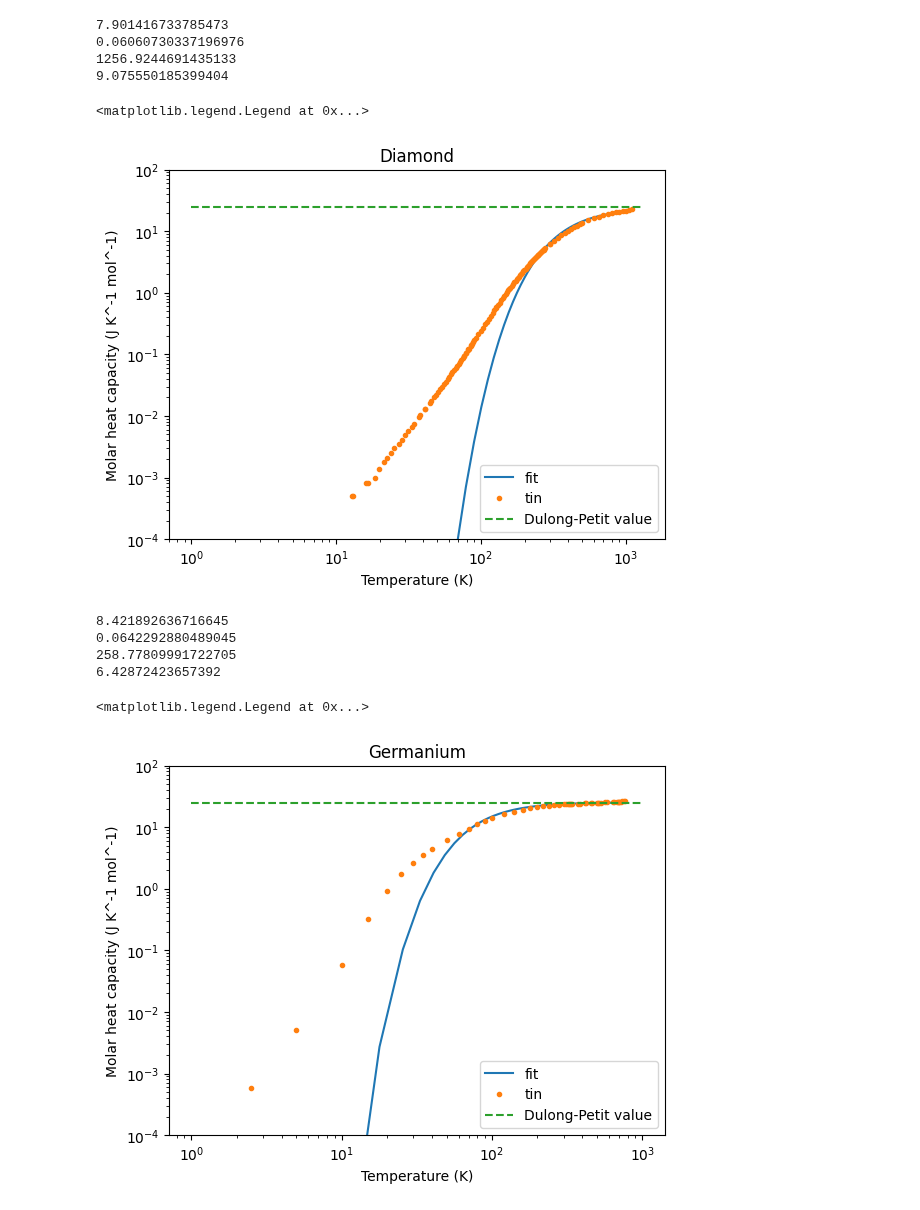
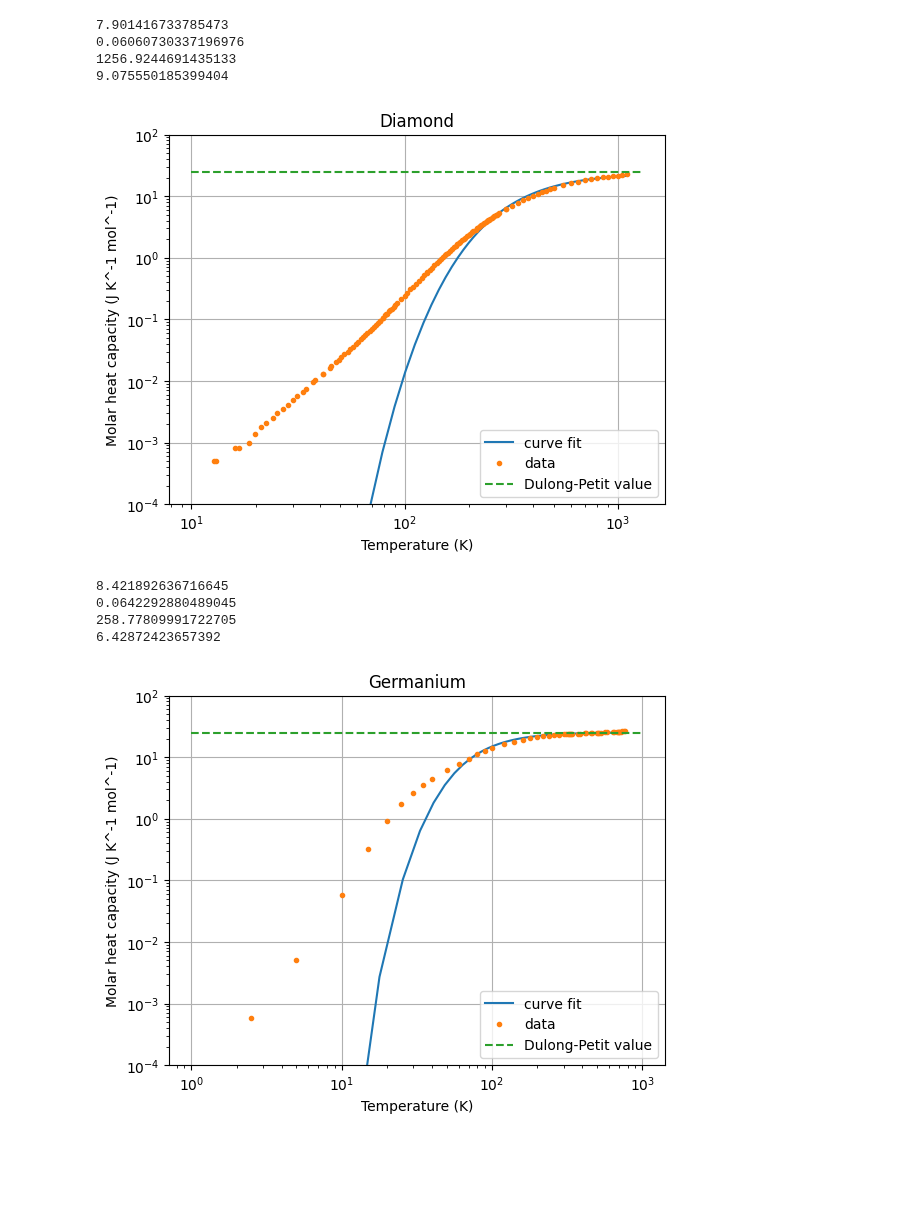
Before and after one commit to Clarke-Henshaw-Miles/extra, a Jupyter notebook: turtle_tree_colab.ipynb, the cells around one changed output. Drawn from its saved outputs; the diff is of its cells as text; code cells hidden in the pictures; blank space fills up the shorter version.

```diff
--- a/turtle_tree_colab.ipynb
+++ b/turtle_tree_colab.ipynb
@@ -206,37 +225,37 @@ plt.legend()
 # %%
 #coming up with a guess to compare curve fit to
 x_plot = np.linspace(min(T_d), max(T_d), num=100)
 p_guess = np.array([10, 1500])
 y_guess = Einstein(T_d, *p_guess)
 
 #curve fitting
 popt, pcov = curve_fit(Einstein, T_d, C_d, p_guess)
 
 print(popt[0])
 print(np.sqrt(pcov.diagonal()[0]))
 print(popt[1])
 print(np.sqrt(pcov.diagonal()[1]))
 
 y_fit = Einstein(x_plot, *popt)
 
-plt.plot(x_plot, y_fit, label='fit')
-plt.loglog(T_d, C_d, 'o', markersize=3, label='tin')
-x = np.linspace(1, 1300)
+plt.plot(x_plot, y_fit, label='curve fit')
+plt.loglog(T_d, C_d, 'o', markersize=3, label='data')
+x = np.linspace(10, 1300)
 y = np.linspace(24.9, 24.9)
 plt.plot(x, y, linestyle='dashed', label='Dulong-Petit value',)
 plt.ylim(10e-5,100)
 #plt.xlim(10, 500)
 plt.xlabel("Temperature (K)")
 plt.ylabel("Molar heat capacity (J K^-1 mol^-1)")
 plt.title('Diamond')
 plt.legend()
+plt.grid()
 # %% [output]
 7.901416733785473
 0.06060730337196976
 1256.9244691435133
 9.075550185399404
-<matplotlib.legend.Legend at 0x...>
-[figure, old version]
+[figure, new version]
 # %%
 #coming up with a guess to compare curve fit to
 x_plot = np.linspace(min(T_g), max(T_g), num=100)
@@ -253,8 +272,8 @@ print(np.sqrt(pcov.diagonal()[1]))
 
 y_fit = Einstein(x_plot, *popt)
 
-plt.plot(x_plot, y_fit, label='fit')
-plt.loglog(T_g, C_g, 'o', markersize=3, label='tin')
+plt.plot(x_plot, y_fit, label='curve fit')
+plt.loglog(T_g, C_g, 'o', markersize=3, label='data')
 x = np.linspace(1, 1000)
 y = np.linspace(24.9, 24.9)
 plt.plot(x, y, linestyle='dashed', label='Dulong-Petit value',)
@@ -264,13 +283,13 @@ plt.xlabel("Temperature (K)")
 plt.ylabel("Molar heat capacity (J K^-1 mol^-1)")
 plt.title('Germanium')
 plt.legend()
+plt.grid()
 # %% [output]
 8.421892636716645
 0.0642292880489045
 258.77809991722705
 6.42872423657392
-<matplotlib.legend.Legend at 0x...>
-[figure, old version]
+[figure, new version]
 # %%
 import numpy as np
 import matplotlib.pyplot as plt
```
Also changed, not shown: parts of 13 cells of this notebook.
